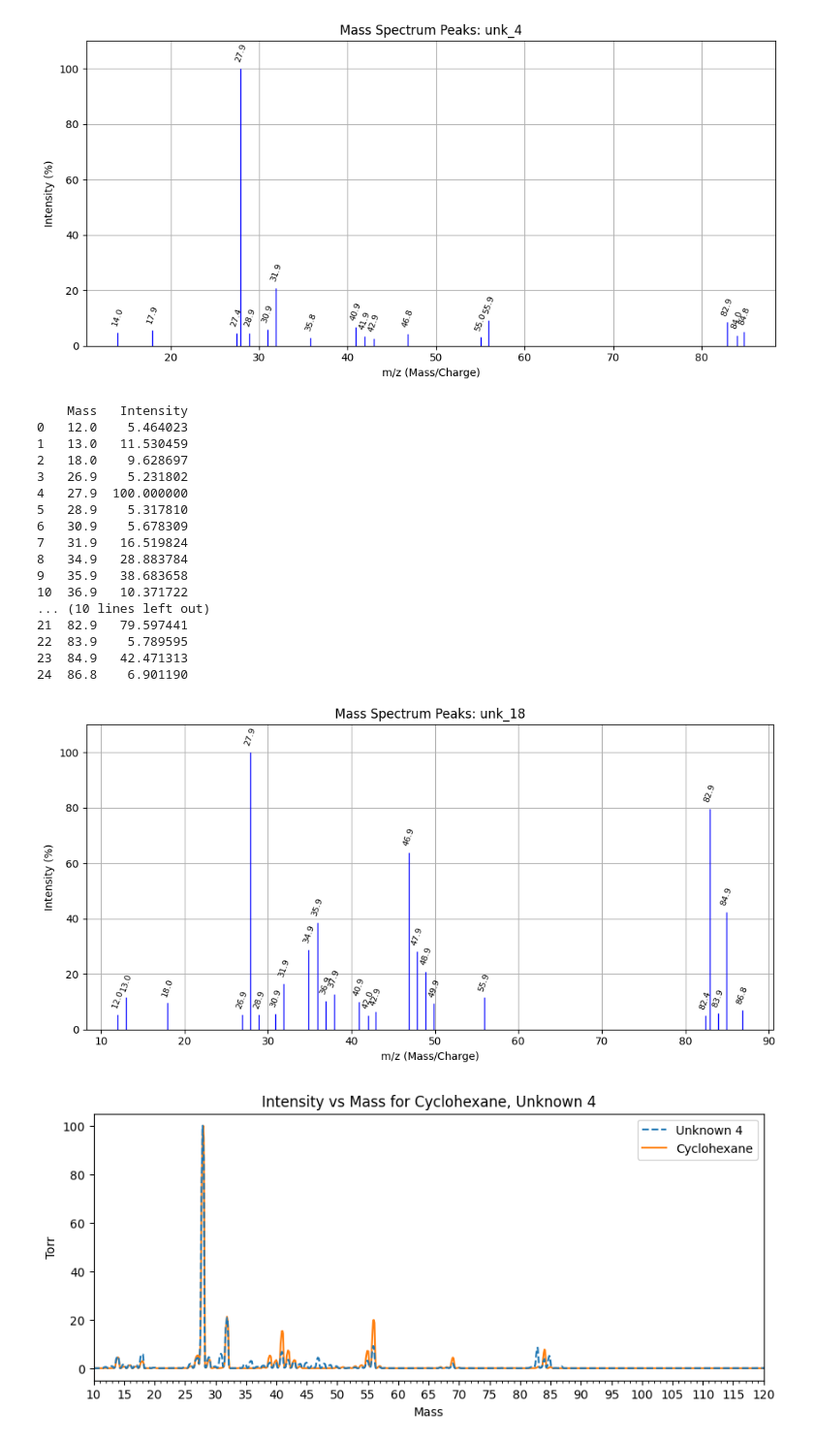
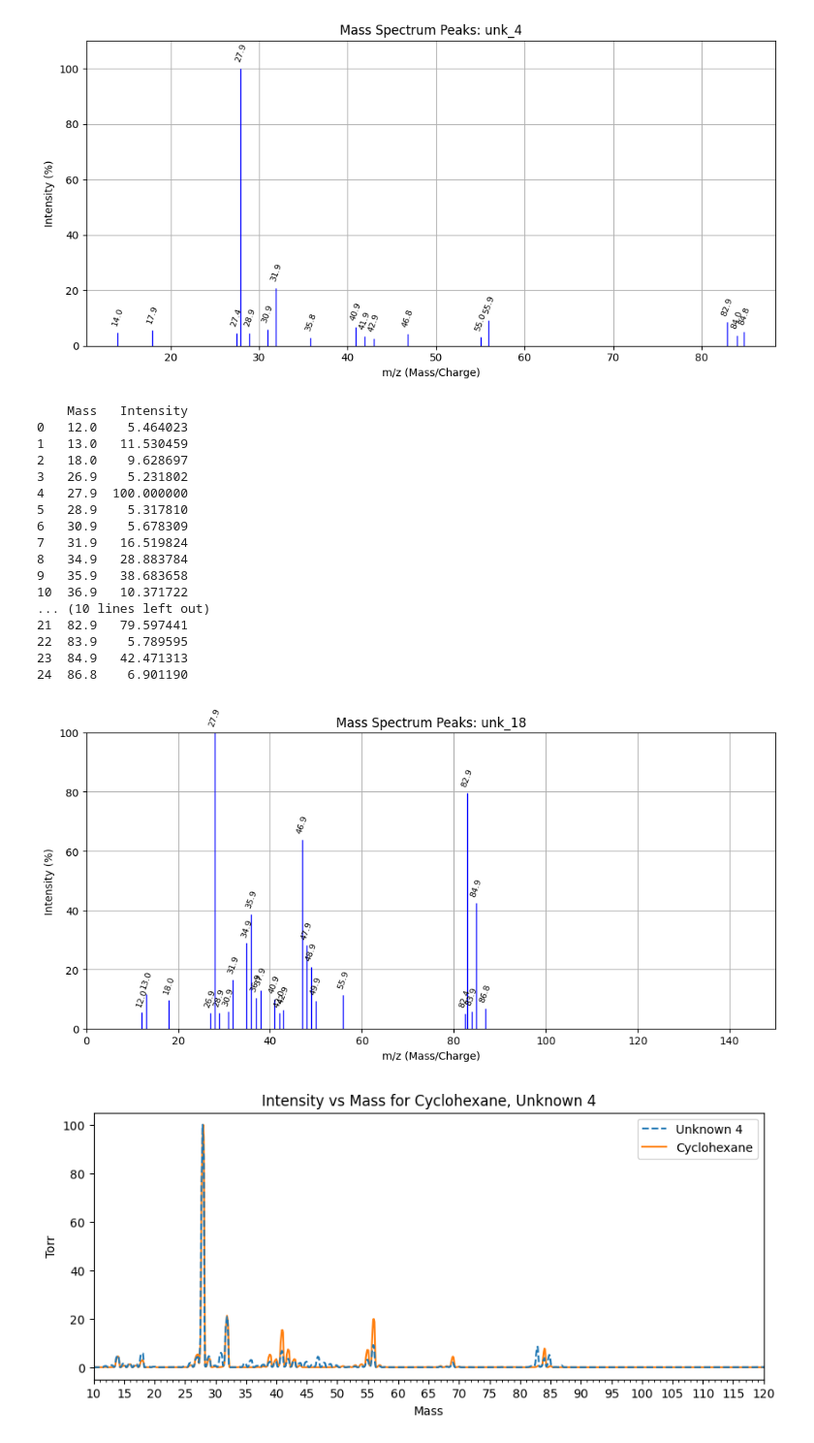
Before and after one commit to kearb-stomp/AdvLabs, a Jupyter notebook: Lab 3/Task 4.ipynb, the cells around one changed output. Shown at 97% size. Drawn from its saved outputs; the diff is of its cells as text; code cells hidden in the pictures.

```diff
--- a/Lab 3/Task 4.ipynb
+++ b/Lab 3/Task 4.ipynb
@@ -330,35 +330,36 @@ for m, I in zip(peaks_mass_unk_18, peaks_unk_18):
         va='bottom',         # vertical alignment
         fontsize=8,
         rotation=70)         # slanted like your sample
 
 # Customize plot
 ax.set_xlabel("m/z (Mass/Charge)")
 ax.set_ylabel("Intensity (%)")
 ax.set_title("Mass Spectrum Peaks: unk_18")
-ax.set_ylim(0, 110)  # Adjust if needed
+ax.set_ylim(0, 100)  # Adjust if needed
+ax.set_xlim(0, 150)
 ax.grid(True)
 
 plt.tight_layout()
 plt.show()
 # %% [output]
     Mass   Intensity
 0   12.0    5.464023
 1   13.0   11.530459
 2   18.0    9.628697
 3   26.9    5.231802
 4   27.9  100.000000
 5   28.9    5.317810
 6   30.9    5.678309
 7   31.9   16.519824
 8   34.9   28.883784
 9   35.9   38.683658
 10  36.9   10.371722
 ... (10 lines left out)
 21  82.9   79.597441
 22  83.9    5.789595
 23  84.9   42.471313
 24  86.8    6.901190
-[figure, old version]
+[figure, new version]
 # %%
 
 fig, ax = plt.subplots(figsize=(10, 4))
```
Also changed, not shown: parts of 2 cells of this notebook, 1 other file.
